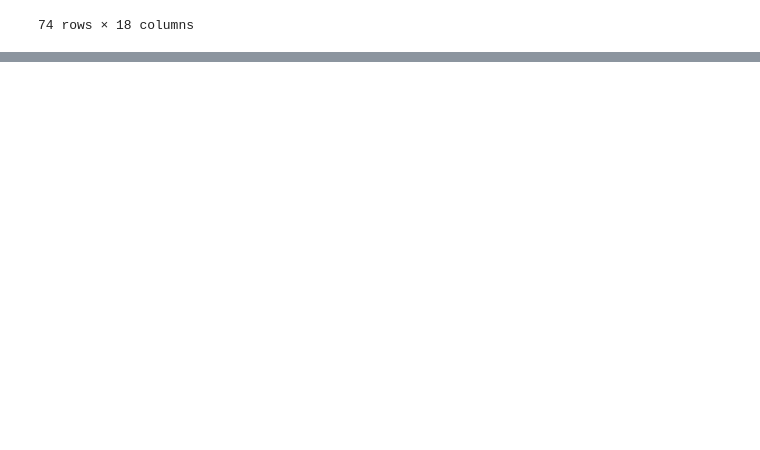
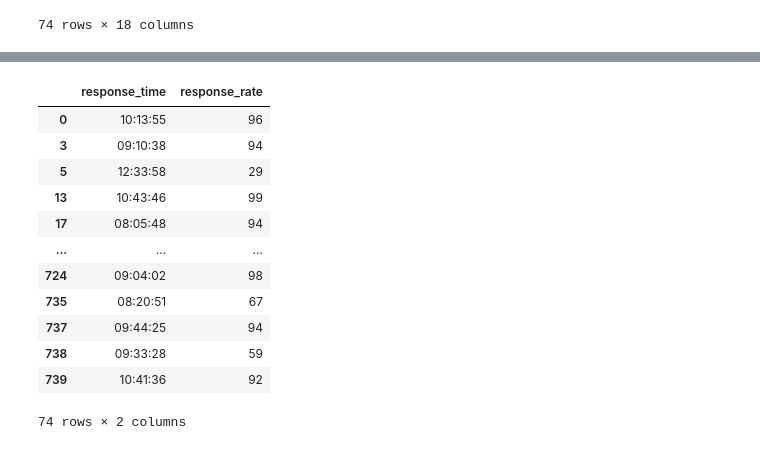
Before and after one commit to hunght92/Codegym, a Jupyter notebook: Học lại.ipynb, the cells around one changed output, grey strips where cells are left out. Saved outputs shown, nothing was run; the diff lists cells and outputs as text; code cells hidden in the pictures; blank space fills up the shorter version.

```diff
--- a/Học lại.ipynb
+++ b/Học lại.ipynb
@@ -1130,3 +1130,23 @@ df[(df['join_year'] == 2021) & (df['follower_count'] >= 10000)]
 | 561 | 20210706373953071 | 2021-07-06 | 373953071 | LK Shop ph | January | 16 | 2021 | 110 | ... |
 | 572 | 20210706418672464 | 2021-07-06 | 418672464 | XuXi Apparel Store | April | 7 | 2021 | 214 | ... |
 | 738 | 20210706419954100 | 2021-07-06 | 419954100 | Fall in love with you | April | 9 | 2021 | 662 | ... |
+# %%
+#TH3: Lọc các cột và các bản ghi theo điều kiện
+
+#Hiển thị các thông tin về response_time, response_rate của các bản ghi có join_month là ‘April’
+
+df[df['join_month']=='April'].filter(['response_time', 'response_rate'])
+# %% [output]
+|  | response_time | response_rate |
+| 0 | 10:13:55 | 96 |
+| 3 | 09:10:38 | 94 |
+| 5 | 12:33:58 | 29 |
+| 13 | 10:43:46 | 99 |
+| 17 | 08:05:48 | 94 |
+| ... | ... | ... |
+| 724 | 09:04:02 | 98 |
+| 735 | 08:20:51 | 67 |
+| 737 | 09:44:25 | 94 |
+| 738 | 09:33:28 | 59 |
+| 739 | 10:41:36 | 92 |
+74 rows × 2 columns
```
Also changed, not shown: parts of 2 cells of this notebook.
